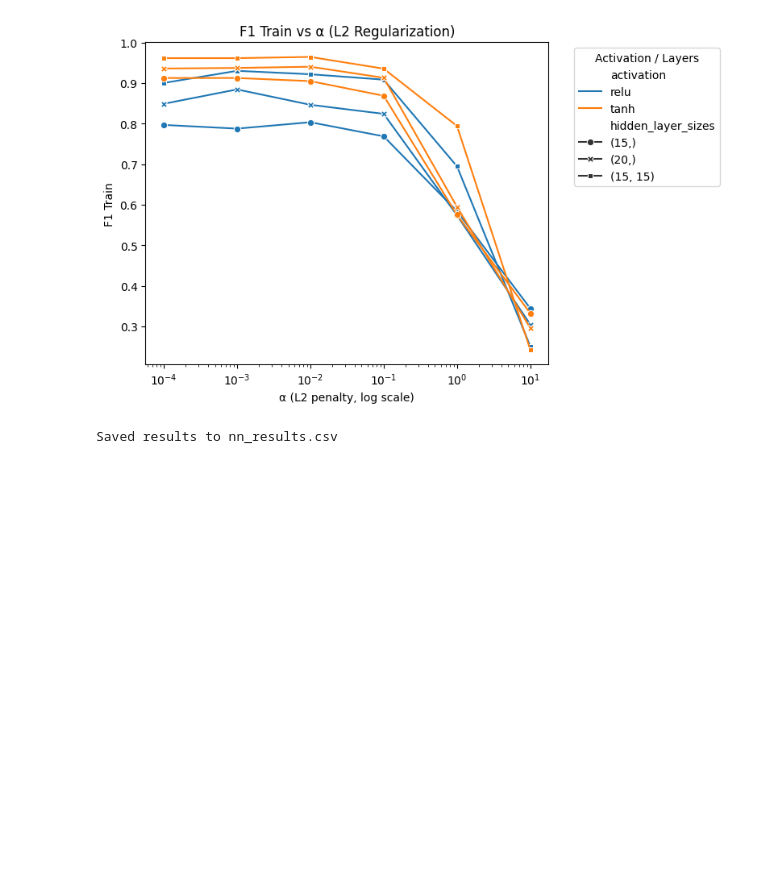
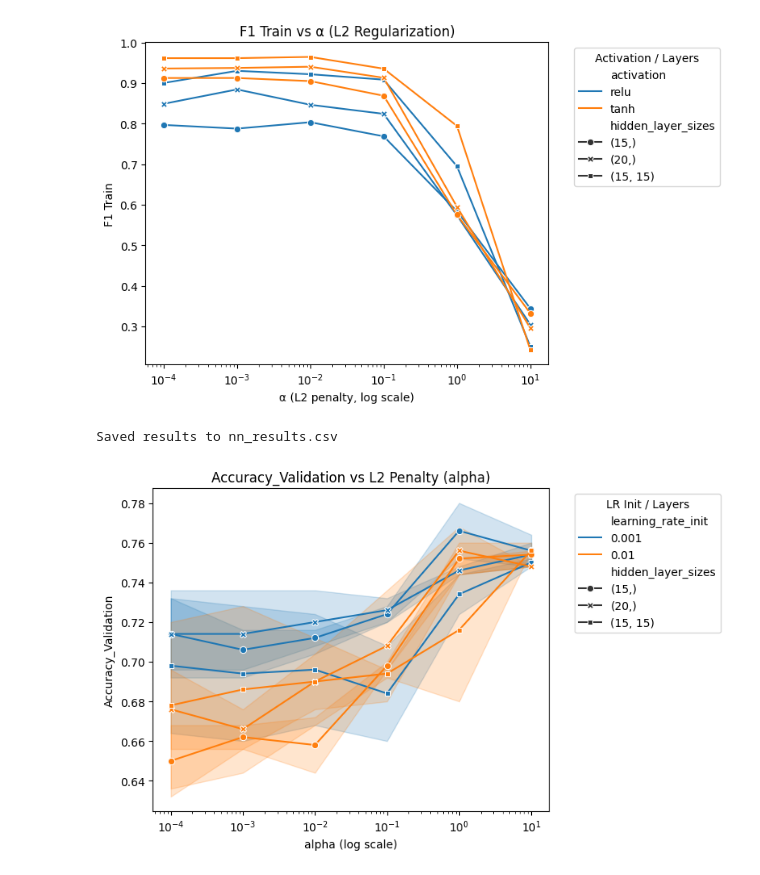
Before and after one commit to vaimathi1726/credit-card-default-predictor, a Jupyter notebook: CC_NN.ipynb, the cells around one changed output. Drawn from its saved outputs; the diff is of its cells as text; code cells hidden in the pictures; blank space fills up the shorter version.

```diff
--- a/CC_NN.ipynb
+++ b/CC_NN.ipynb
@@ -255,3 +269,90 @@ best_nn.to_csv('nn_results.csv', index=False)
 print("Saved results to nn_results.csv")
 # %% [output]
 Saved results to nn_results.csv
+# %%
+import matplotlib.pyplot as plt
+import seaborn as sns
+
+# define palette for Activation+Layers if you like, e.g.:
+methods = results_nn['activation'].unique()
+colors  = sns.color_palette("Set2", n_colors=len(methods))
+fixed_palette = dict(zip(methods, colors))
+
+# reset & reshape
+df = results_nn.reset_index(drop=True)
+
+metrics = [
+    'accuracy_validation',
+    'precision_validation',
+    'recall_validation',
+    'f1_validation',
+    'accuracy_train',
+    'precision_train',
+    'recall_train',
+    'f1_train',
+]
+
+# 1) Line‐plots of each metric vs alpha
+for metric in metrics:
+    plt.figure(figsize=(8,5))
+    sns.lineplot(
+        data   = df,
+        x      = 'alpha',
+        y      = metric,
+        hue    = 'learning_rate_init',
+        style  = 'hidden_layer_sizes',
+        palette= 'tab10',       # or fixed_palette if you build one for layers
+        markers=True,
+        dashes=False
+    )
+    plt.xscale('log')
+    plt.title(f'{metric.title()} vs L2 Penalty (alpha)')
+    plt.ylabel(metric.title())
+    plt.xlabel('alpha (log scale)')
+    plt.legend(title='LR Init / Layers', bbox_to_anchor=(1.05,1), loc='upper left')
+    plt.tight_layout()
+    plt.show()
+
+# 2) Heatmaps of F1 over (alpha, learning_rate_init)
+for split in ['validation', 'train']:
+    pivot = df.pivot_table(
+        index='alpha',
+        columns='learning_rate_init',
+        values=f'f1_{split}'
+    )
+    plt.figure(figsize=(6,5))
+    sns.heatmap(
+        pivot,
+        annot=True,
+        fmt='.3f',
+        cbar_kws={'label':'F1 score'}
+    )
+    plt.title(f'F1 {split.title()} Heatmap: alpha vs Learning Rate Init')
+    plt.xlabel('learning_rate_init')
+    plt.ylabel('alpha')
+    plt.tight_layout()
+    plt.show()
+
+# 3) Activation comparison (F1 vs alpha)
+for split in ['validation', 'train']:
+    plt.figure(figsize=(8,5))
+    sns.lineplot(
+        data   = df,
+        x      = 'alpha',
+        y      = f'f1_{split}',
+        hue    = 'activation',
+        style  = 'hidden_layer_sizes',
+        ci     = None,
+        markers=True,
+        dashes=False,
+        palette='tab10'
+    )
+    plt.xscale('log')
+    plt.title(f'F1 {split.title()} vs alpha by Activation & Layers')
+    plt.xlabel('alpha (log scale)')
+    plt.ylabel(f'F1 {split.title()}')
+    plt.legend(title='Activation / Layers', bbox_to_anchor=(1.05,1), loc='upper left')
+    plt.tight_layout()
+    plt.show()
+# %% [output]
+[figure, added]
```
Also changed, not shown: parts of 5 cells of this notebook, 10 other files.
